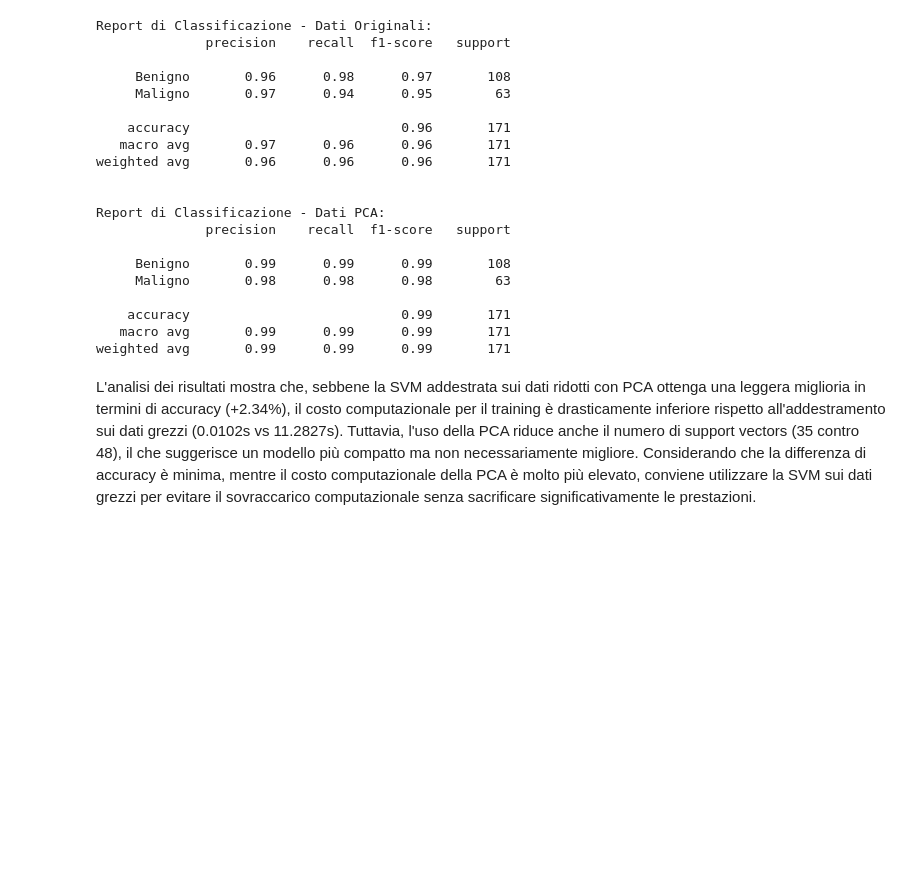
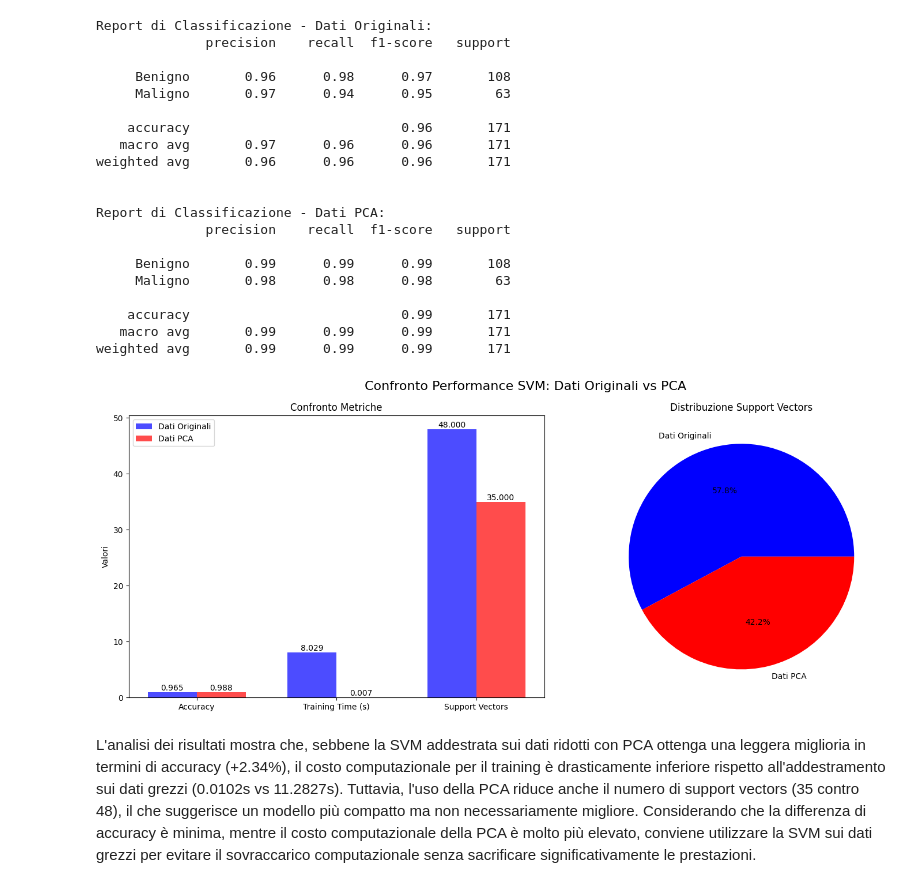
Before and after one commit to NIKFIORE/Progetto-Machine-Learning, a Jupyter notebook: Progetto.ipynb, the cells around one changed output. Saved outputs shown, nothing was run; the diff lists cells and outputs as text; code cells hidden in the pictures; blank space fills up the shorter version.

```diff
--- a/Progetto.ipynb
+++ b/Progetto.ipynb
@@ -796,6 +804,58 @@ Report di Classificazione - Dati PCA:
     accuracy                           0.99       171
    macro avg       0.99      0.99      0.99       171
 weighted avg       0.99      0.99      0.99       171
+# %%
+import matplotlib.pyplot as plt
+import numpy as np
+
+def plot_svm_performance_comparison(accuracy_original, accuracy_pca,
+                                    training_time_original, training_time_pca,
+                                    n_support_original, n_support_pca):
+    # Preparazione dei dati
+    metrics = ['Accuracy', 'Training Time (s)', 'Support Vectors']
+    original_data = [accuracy_original, training_time_original, n_support_original]
+    pca_data = [accuracy_pca, training_time_pca, n_support_pca]
+
+    # Configurazione del grafico
+    fig, (ax1, ax2) = plt.subplots(1, 2, figsize=(15, 6))
+    fig.suptitle('Confronto Performance SVM: Dati Originali vs PCA', fontsize=16)
+
+    # Bar plot
+    x = np.arange(len(metrics))
+    width = 0.35
+
+    ax1.bar(x - width/2, original_data, width, label='Dati Originali', color='blue', alpha=0.7)
+    ax1.bar(x + width/2, pca_data, width, label='Dati PCA', color='red', alpha=0.7)
+
+    ax1.set_ylabel('Valori')
+    ax1.set_title('Confronto Metriche')
+    ax1.set_xticks(x)
+    ax1.set_xticklabels(metrics)
+    ax1.legend()
+
+    # Aggiunta dei valori sulle barre
+    for i, v1, v2 in zip(x, original_data, pca_data):
+        ax1.text(i - width/2, v1, f'{v1:.3f}', ha='center', va='bottom')
+        ax1.text(i + width/2, v2, f'{v2:.3f}', ha='center', va='bottom')
+
+    # Pie chart per distribuzione Support Vectors
+    ax2.pie([n_support_original, n_support_pca],
+            labels=['Dati Originali', 'Dati PCA'],
+            autopct='%1.1f%%',
+            colors=['blue', 'red'])
+    ax2.set_title('Distribuzione Support Vectors')
+
+    plt.tight_layout()
+    plt.show()
+
+# Chiamata alla funzione con i dati correnti
+plot_svm_performance_comparison(
+    accuracy_original, accuracy_pca,
+    training_time_original, training_time_pca,
+    n_support_original, n_support_pca
+)
+# %% [output]
+[figure, added]
 # %% [markdown]
 L'analisi dei risultati mostra che, sebbene la SVM addestrata sui dati ridotti con PCA ottenga una leggera miglioria in termini di accuracy (+2.34%), il costo computazionale per il training è drasticamente inferiore rispetto all'addestramento sui dati grezzi (0.0102s vs 11.2827s). Tuttavia, l'uso della PCA riduce anche il numero di support vectors (35 contro 48), il che suggerisce un modello più compatto ma non necessariamente migliore. Considerando che la differenza di accuracy è minima, mentre il costo computazionale della PCA è molto più elevato, conviene utilizzare la SVM sui dati grezzi per evitare il sovraccarico computazionale senza sacrificare significativamente le prestazioni.
 # %%
```
Also changed, not shown: parts of 12 cells of this notebook.
